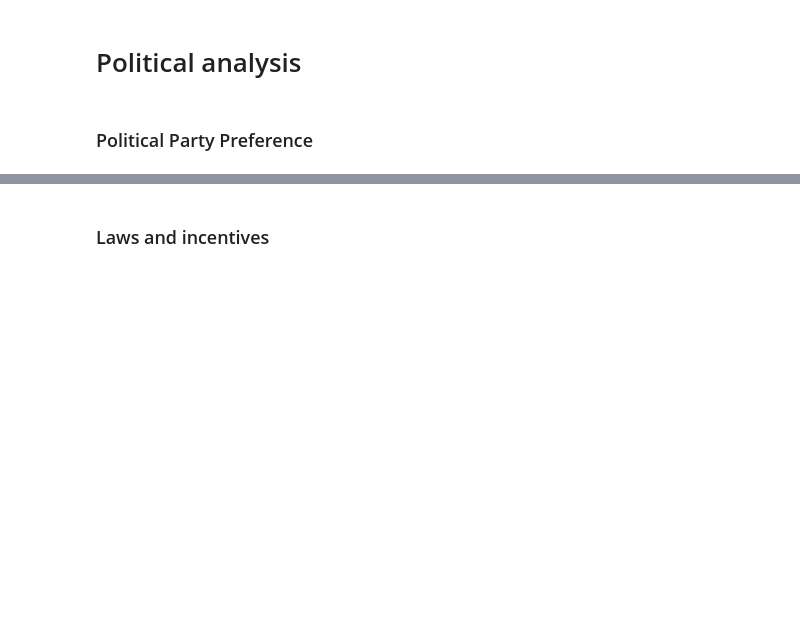
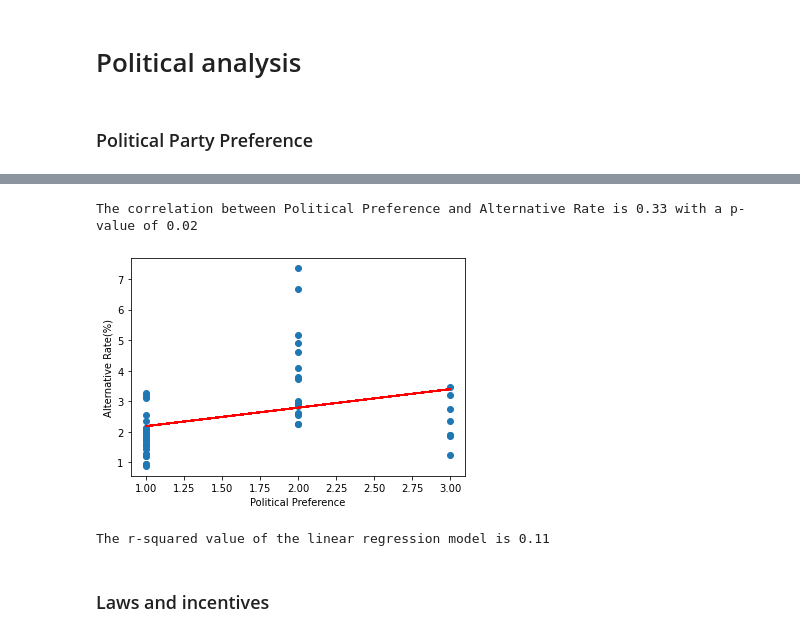
Before and after one commit to minmincg/ElectricCar_Analysis, a Jupyter notebook: Analysis/Analysis.ipynb, the cells around one changed output, grey strips where cells are left out. Cells and saved outputs as stored; diff of their text form; code cells hidden in the pictures; blank space fills up the shorter version.

```diff
--- a/Analysis/Analysis.ipynb
+++ b/Analysis/Analysis.ipynb
@@ -177,3 +195,16 @@ TypeError: unsupported operand type(s) for /: 'str' and 'int'
 # Political analysis
 # %% [markdown]
 ### Political Party Preference
+# %%
+Party_pref=pd.DataFrame(dfs["state_party_counts.csv"])
+
+Party_pref = Party_pref.rename(columns={
+    'state': 'State'})
+
+Party_pref['Political Preference'] = Party_pref['Most Wins'].map({'Republican': 1, 'Democrat': 2, 'Neutral':3})
+
+top_reduced_df["State"] = top_reduced_df["State"].str.upper()
+# %%
+Political_pref_vs_vehicles = pd.merge(Party_pref, top_reduced_df, on="State")[["State", "Abbreviation", "Most Wins", "Political Preference", "Alternative Rate(%)"]]
+
+Political_pref_vs_vehicles
@@ -180,3 +229,21 @@ TypeError: unsupported operand type(s) for /: 'str' and 'int'
+# %%
+corr, pvalue = st.pearsonr(Political_pref_vs_vehicles['Political Preference'], Political_pref_vs_vehicles['Alternative Rate(%)'])
+print(f"The correlation between Political Preference and Alternative Rate is {corr:.2f} with a p-value of {pvalue:.2f}")
+model = st.linregress(Political_pref_vs_vehicles['Political Preference'], Political_pref_vs_vehicles['Alternative Rate(%)'])
+r_squared = model.rvalue**2
+
+y_values = Political_pref_vs_vehicles['Political Preference']*model[0]+model[1]
+plt.scatter(Political_pref_vs_vehicles['Political Preference'],Political_pref_vs_vehicles['Alternative Rate(%)'])
+plt.plot(Political_pref_vs_vehicles['Political Preference'],y_values,color="red")
+plt.xlabel('Political Preference')
+plt.ylabel('Alternative Rate(%)')
+plt.show()
+
+print(f"The r-squared value of the linear regression model is {r_squared:.2f}")
+# %% [output]
+The correlation between Political Preference and Alternative Rate is 0.33 with a p-value of 0.02
+[figure, added]
+The r-squared value of the linear regression model is 0.11
 # %% [markdown]
 ### Laws and incentives
 # %% [markdown]
```
Also changed, not shown: parts of 4 cells of this notebook, 2 other files.
